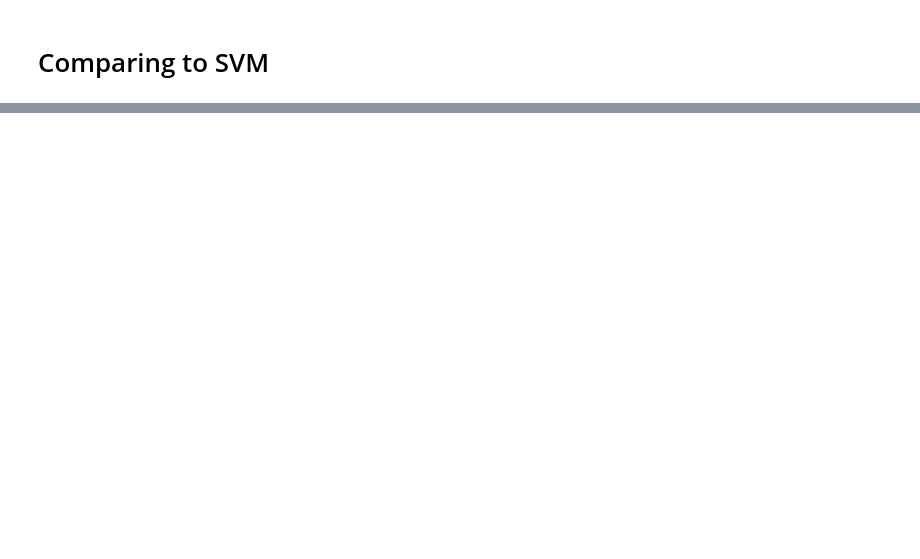
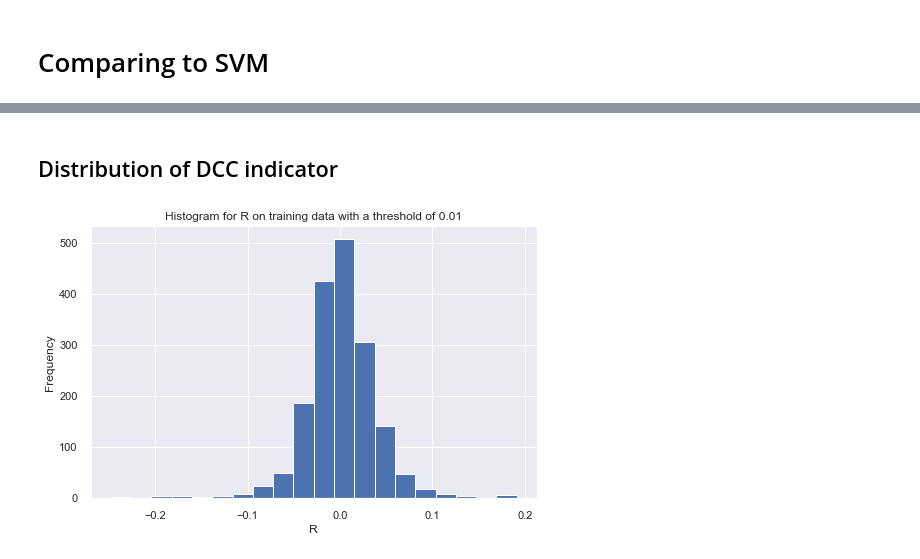
Before and after one commit to uday-31/detecting-market-regime-changes, a Jupyter notebook: detecting-regime-change.ipynb, the cells around one changed output, grey strips where cells are left out. Saved outputs shown, nothing was run; the diff lists cells and outputs as text; code cells hidden in the pictures; blank space fills up the shorter version.

```diff
--- a/detecting-regime-change.ipynb
+++ b/detecting-regime-change.ipynb
@@ -433,0 +542,13 @@ plt.show()
+# %% [markdown]
+## Distribution of DCC indicator
+# %%
+model = Pipeline(df_ts= df_ts, **cv.get_optimal_parameters())
+model.fit()
+# %%
+fig,ax = plt.subplots(figsize=(8,5))
+model.R['train'].plot.hist(bins=20,ax=ax)
+ax.set_title(f"Histogram for R on training data with a threshold of {cv.get_optimal_parameters()['theta']}")
+ax.set_xlabel("R")
+plt.show()
+# %% [output]
+[figure, added]
```
Also changed, not shown: parts of 23 cells of this notebook, 1 other file.
